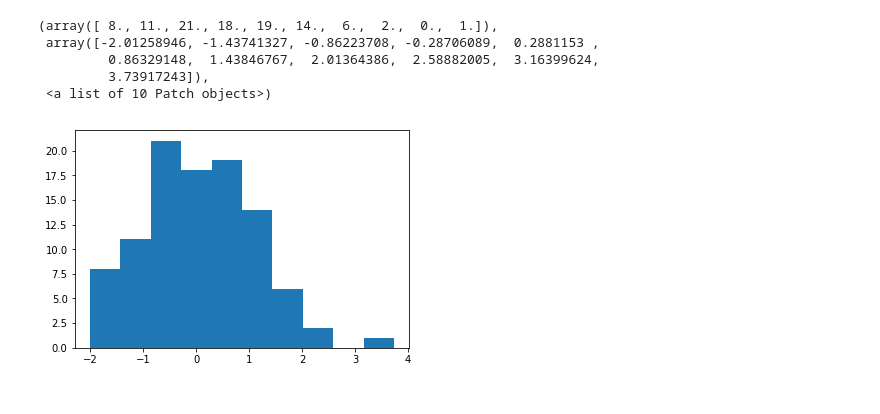
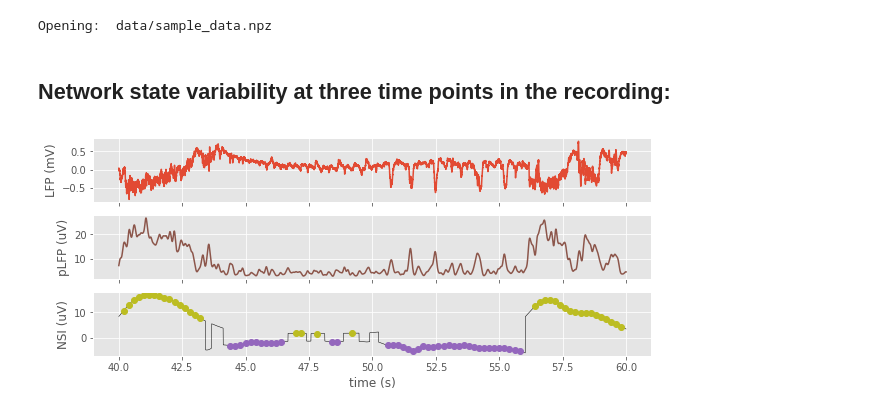
Before and after one commit to yzerlaut/Network_State_Index_old, a Jupyter notebook: notebook_demo.ipynb, the cells around one changed output. Cells and saved outputs as stored; diff of their text form; code cells hidden in the pictures.

```diff
--- a/notebook_demo.ipynb
+++ b/notebook_demo.ipynb
@@ -2,5 +2,5 @@
 import numpy as np
 import matplotlib.pylab as plt
 %matplotlib inline
-from src.IO import *
-from src.functions import preprocess_LFP
+plt.style.use('ggplot')
+from src.IO import load_formatted_data
@@ -61,10 +7,5 @@ data['params']
-# %%
-import sys
-sys.path.append
-# %% [output]
-(array([ 8., 11., 21., 18., 19., 14.,  6.,  2.,  0.,  1.]),
- array([-2.01258946, -1.43741327, -0.86223708, -0.28706089,  0.2881153 ,
-         0.86329148,  1.43846767,  2.01364386,  2.58882005,  3.16399624,
-         3.73917243]),
- <a list of 10 Patch objects>)
-[figure, removed]
+# %%
+# loading data
+data = load_formatted_data('data/sample_data.npz')
+# %% [output]
+Opening:  data/sample_data.npz
@@ -70,0 +39,42 @@ sys.path.append
+# %%
+#####################################################################
+##### A plot function that displays the output of the NSI analysis ##
+#####################################################################
+
+def show_NSI_analysis(data,
+                      t0=0,
+                      twidth=20.):
+    """
+    by default: LFP in mV and pLFP in uV (so factor )
+    t0, twidth = 40, 20 # in seconds START and WIDTH of data displayed
+
+    t0, twidth = 40, 20 # in seconds START and WIDTH of data displayed
+
+    use:
+    fig, AX = show_NSI_analysis(data, t0=0., twidth=20.)
+    """
+    fig, AX = plt.subplots(3,1, figsize=(10,4))
+    t = np.arange(len(data['Extra']))*data['dt']
+    cond = (t>t0) & (t<t0+twidth)
+    AX[0].plot(t[cond], data['Extra'][cond])
+    t = np.arange(len(data['pLFP']))*data['new_dt']
+    cond = (data['new_t']>t0) & (data['new_t']<t0+twidth)
+    AX[1].plot(data['new_t'][cond], 1e3*data['pLFP'][cond], color='#8c564b')
+    AX[2].plot(data['new_t'][cond], 1e3*data['NSI'][cond], color='k', lw=0.5)
+    cond = (data['t_validated']>t0) & (data['t_validated']<t0+twidth)
+    NSI = data['NSI'][data['NSI_validated']]
+    AX[2].plot(data['t_validated'][cond & (NSI>0)], 1e3*NSI[cond & (NSI>0)], 'o', color='#bcbd22')
+    AX[2].plot(data['t_validated'][cond & (NSI<=0)], 1e3*NSI[cond & (NSI<=0)], 'o', color='#9467bd')
+    for ax, ylabel in zip(AX, ['LFP (mV)', 'pLFP (uV)', 'NSI (uV)']):
+        ax.set_ylabel(ylabel)
+        if ax==AX[-1]:
+            ax.set_xlabel('time (s)')
+        else:
+            ax.set_xticklabels([])
+    return fig, AX
+# %% [markdown]
+## Network state variability at three time points in the recording:
+# %%
+fig, AX = show_NSI_analysis(data, t0=40., twidth=20.)
+# %% [output]
+[figure, added]
```
Also changed, not shown: parts of 15 cells of this notebook.
